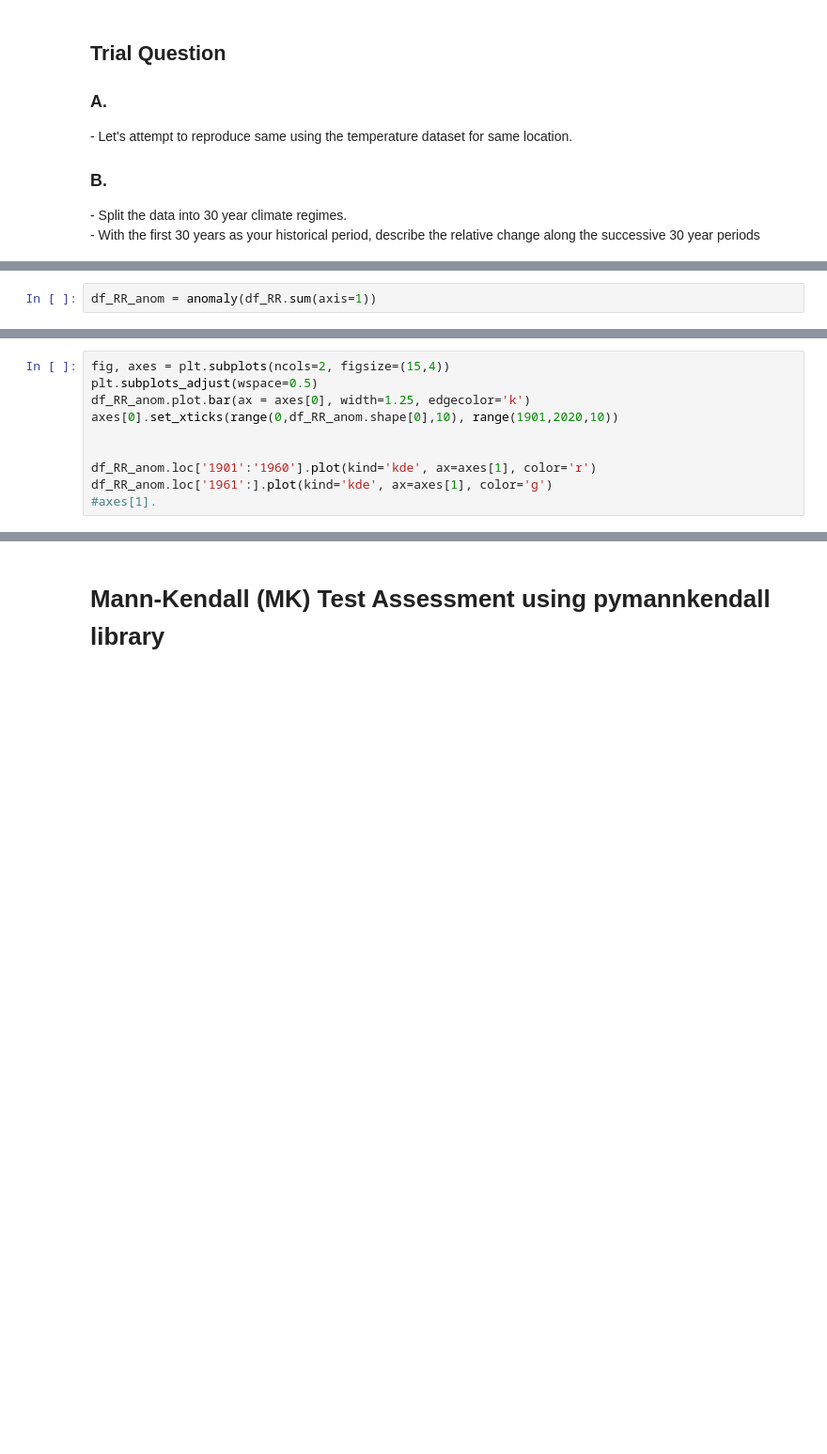
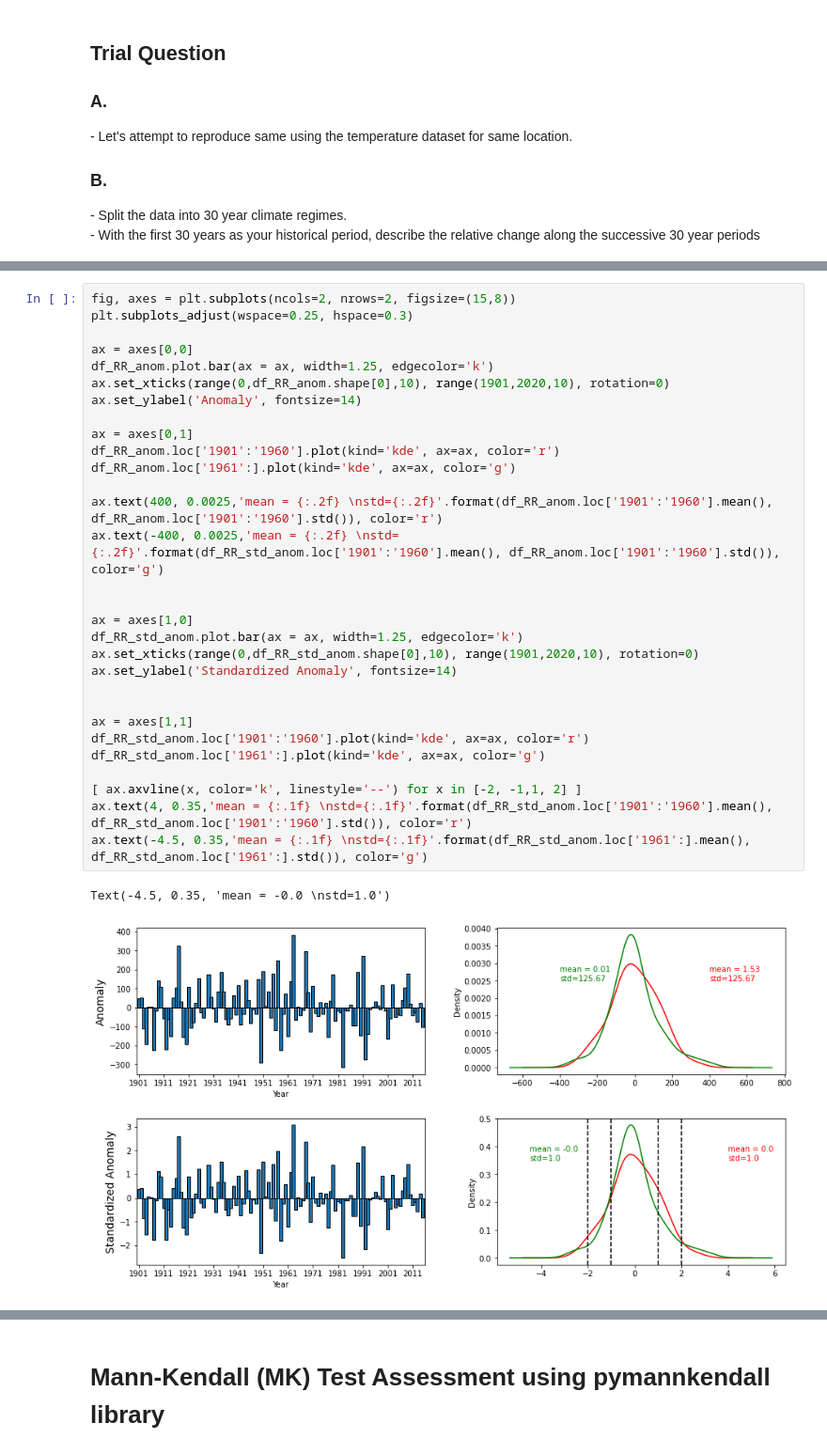
Before and after one commit to jeffjay88/WASCAL_SCourse_Statistics_2022, a Jupyter notebook: SCourse_Data_Statistics.ipynb, the cells around one changed output, grey strips where cells are left out. Shown at 94% size. Drawn from its saved outputs; the diff is of its cells as text; blank space fills up the shorter version.

```diff
--- a/SCourse_Data_Statistics.ipynb
+++ b/SCourse_Data_Statistics.ipynb
@@ -291,2 +357,0 @@ def anomaly(x):
-# %%
-df_RR_anom = anomaly(df_RR.sum(axis=1))
@@ -293,10 +386,33 @@ df_RR_anom = anomaly(df_RR.sum(axis=1))
 # %%
-fig, axes = plt.subplots(ncols=2, figsize=(15,4))
-plt.subplots_adjust(wspace=0.5)
-df_RR_anom.plot.bar(ax = axes[0], width=1.25, edgecolor='k')
-axes[0].set_xticks(range(0,df_RR_anom.shape[0],10), range(1901,2020,10))
+fig, axes = plt.subplots(ncols=2, nrows=2, figsize=(15,8))
+plt.subplots_adjust(wspace=0.25, hspace=0.3)
+
+ax = axes[0,0]
+df_RR_anom.plot.bar(ax = ax, width=1.25, edgecolor='k')
+ax.set_xticks(range(0,df_RR_anom.shape[0],10), range(1901,2020,10), rotation=0)
+ax.set_ylabel('Anomaly', fontsize=14)
+
+ax = axes[0,1]
+df_RR_anom.loc['1901':'1960'].plot(kind='kde', ax=ax, color='r')
+df_RR_anom.loc['1961':].plot(kind='kde', ax=ax, color='g')
+
+ax.text(400, 0.0025,'mean = {:.2f} \nstd={:.2f}'.format(df_RR_anom.loc['1901':'1960'].mean(), df_RR_anom.loc['1901':'1960'].std()), color='r')
+ax.text(-400, 0.0025,'mean = {:.2f} \nstd={:.2f}'.format(df_RR_std_anom.loc['1901':'1960'].mean(), df_RR_anom.loc['1901':'1960'].std()), color='g')
 
 
-df_RR_anom.loc['1901':'1960'].plot(kind='kde', ax=axes[1], color='r')
-df_RR_anom.loc['1961':].plot(kind='kde', ax=axes[1], color='g')
-#axes[1].
+ax = axes[1,0]
+df_RR_std_anom.plot.bar(ax = ax, width=1.25, edgecolor='k')
+ax.set_xticks(range(0,df_RR_std_anom.shape[0],10), range(1901,2020,10), rotation=0)
+ax.set_ylabel('Standardized Anomaly', fontsize=14)
+
+
+ax = axes[1,1]
+df_RR_std_anom.loc['1901':'1960'].plot(kind='kde', ax=ax, color='r')
+df_RR_std_anom.loc['1961':].plot(kind='kde', ax=ax, color='g')
+
+[ ax.axvline(x, color='k', linestyle='--') for x in [-2, -1,1, 2] ]
+ax.text(4, 0.35,'mean = {:.1f} \nstd={:.1f}'.format(df_RR_std_anom.loc['1901':'1960'].mean(), df_RR_std_anom.loc['1901':'1960'].std()), color='r')
+ax.text(-4.5, 0.35,'mean = {:.1f} \nstd={:.1f}'.format(df_RR_std_anom.loc['1961':].mean(), df_RR_std_anom.loc['1961':].std()), color='g')
+# %% [output]
+Text(-4.5, 0.35, 'mean = -0.0 \nstd=1.0')
+[figure, added]
```
Also changed, not shown: parts of 205 cells of this notebook.
